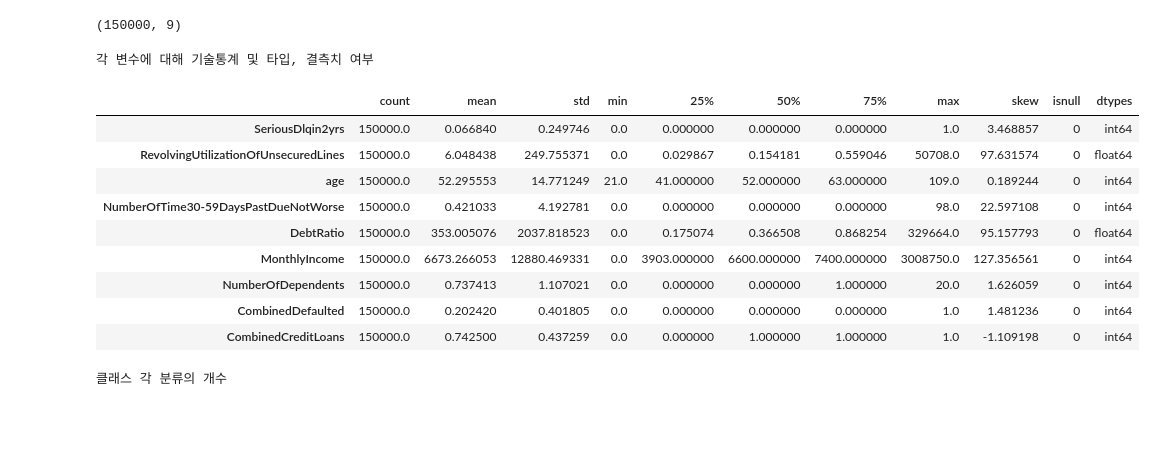
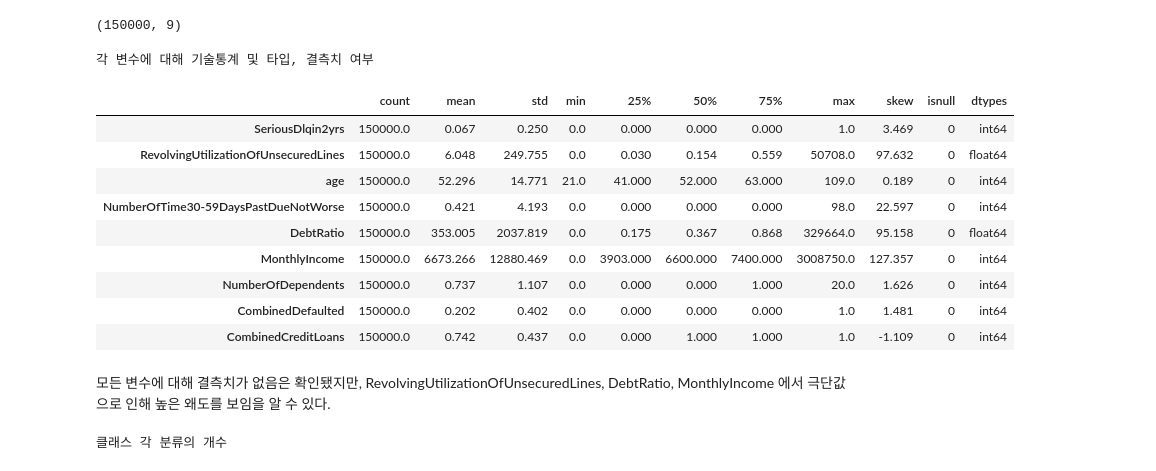
Before and after one commit to Enqlenqkq/GMSC_Assignment, a Jupyter notebook: creditanalysis.ipynb, the cells around one changed output. Saved outputs shown, nothing was run; the diff lists cells and outputs as text; code cells hidden in the pictures; blank space fills up the shorter version.

```diff
--- a/creditanalysis.ipynb
+++ b/creditanalysis.ipynb
@@ -43,25 +48,27 @@ data.shape
 # %%
 # 기술통계, 왜도, 결측치, 타입 정리
 d = data.dtypes
 n = data.isnull().sum()
-s = data.skew()
+s = data.skew().round(3)
 dn = pd.DataFrame((s, n, d), index=['skew', 'isnull', 'dtypes']).T
-desc = data.describe().T
+desc = data.describe().round(3).T
 result = pd.concat([desc, dn],axis=1)
 print("각 변수에 대해 기술통계 및 타입, 결측치 여부")
 result
 # %% [output]
 각 변수에 대해 기술통계 및 타입, 결측치 여부
 |  | count | mean | std | min | 25% | 50% | 75% | max | skew | isnull | dtypes |
-| SeriousDlqin2yrs | 150000.0 | 0.066840 | 0.249746 | 0.0 | 0.000000 | 0.000000 | 0.000000 | 1.0 | 3.468857 | 0 | int64 |
-| RevolvingUtilizationOfUnsecuredLines | 150000.0 | 6.048438 | 249.755371 | 0.0 | 0.029867 | 0.154181 | 0.559046 | 50708.0 | 97.631574 | 0 | float64 |
-| age | 150000.0 | 52.295553 | 14.771249 | 21.0 | 41.000000 | 52.000000 | 63.000000 | 109.0 | 0.189244 | 0 | int64 |
-| NumberOfTime30-59DaysPastDueNotWorse | 150000.0 | 0.421033 | 4.192781 | 0.0 | 0.000000 | 0.000000 | 0.000000 | 98.0 | 22.597108 | 0 | int64 |
-| DebtRatio | 150000.0 | 353.005076 | 2037.818523 | 0.0 | 0.175074 | 0.366508 | 0.868254 | 329664.0 | 95.157793 | 0 | float64 |
-| MonthlyIncome | 150000.0 | 6673.266053 | 12880.469331 | 0.0 | 3903.000000 | 6600.000000 | 7400.000000 | 3008750.0 | 127.356561 | 0 | int64 |
-| NumberOfDependents | 150000.0 | 0.737413 | 1.107021 | 0.0 | 0.000000 | 0.000000 | 1.000000 | 20.0 | 1.626059 | 0 | int64 |
-| CombinedDefaulted | 150000.0 | 0.202420 | 0.401805 | 0.0 | 0.000000 | 0.000000 | 0.000000 | 1.0 | 1.481236 | 0 | int64 |
-| CombinedCreditLoans | 150000.0 | 0.742500 | 0.437259 | 0.0 | 0.000000 | 1.000000 | 1.000000 | 1.0 | -1.109198 | 0 | int64 |
+| SeriousDlqin2yrs | 150000.0 | 0.067 | 0.250 | 0.0 | 0.000 | 0.000 | 0.000 | 1.0 | 3.469 | 0 | int64 |
+| RevolvingUtilizationOfUnsecuredLines | 150000.0 | 6.048 | 249.755 | 0.0 | 0.030 | 0.154 | 0.559 | 50708.0 | 97.632 | 0 | float64 |
+| age | 150000.0 | 52.296 | 14.771 | 21.0 | 41.000 | 52.000 | 63.000 | 109.0 | 0.189 | 0 | int64 |
+| NumberOfTime30-59DaysPastDueNotWorse | 150000.0 | 0.421 | 4.193 | 0.0 | 0.000 | 0.000 | 0.000 | 98.0 | 22.597 | 0 | int64 |
+| DebtRatio | 150000.0 | 353.005 | 2037.819 | 0.0 | 0.175 | 0.367 | 0.868 | 329664.0 | 95.158 | 0 | float64 |
+| MonthlyIncome | 150000.0 | 6673.266 | 12880.469 | 0.0 | 3903.000 | 6600.000 | 7400.000 | 3008750.0 | 127.357 | 0 | int64 |
+| NumberOfDependents | 150000.0 | 0.737 | 1.107 | 0.0 | 0.000 | 0.000 | 1.000 | 20.0 | 1.626 | 0 | int64 |
+| CombinedDefaulted | 150000.0 | 0.202 | 0.402 | 0.0 | 0.000 | 0.000 | 0.000 | 1.0 | 1.481 | 0 | int64 |
+| CombinedCreditLoans | 150000.0 | 0.742 | 0.437 | 0.0 | 0.000 | 1.000 | 1.000 | 1.0 | -1.109 | 0 | int64 |
+# %% [markdown]
+모든 변수에 대해 결측치가 없음은 확인됐지만, RevolvingUtilizationOfUnsecuredLines, DebtRatio, MonthlyIncome 에서 극단값으로 인해 높은 왜도를 보임을 알 수 있다.
 # %%
 # 클래스 분석
 cls = data["SeriousDlqin2yrs"].value_counts()
```
Also changed, not shown: parts of 25 cells of this notebook, 9 other files.
